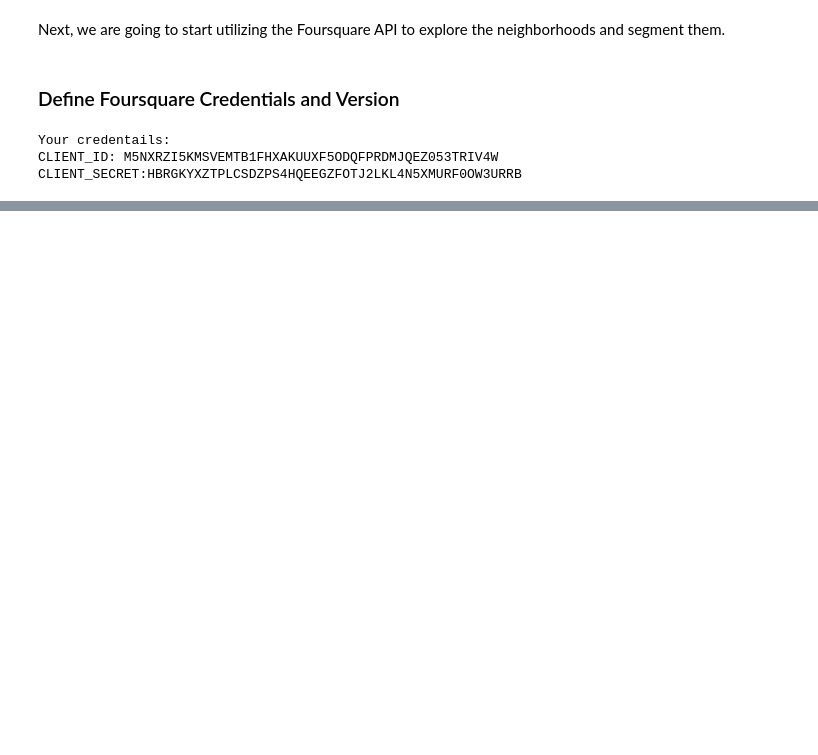
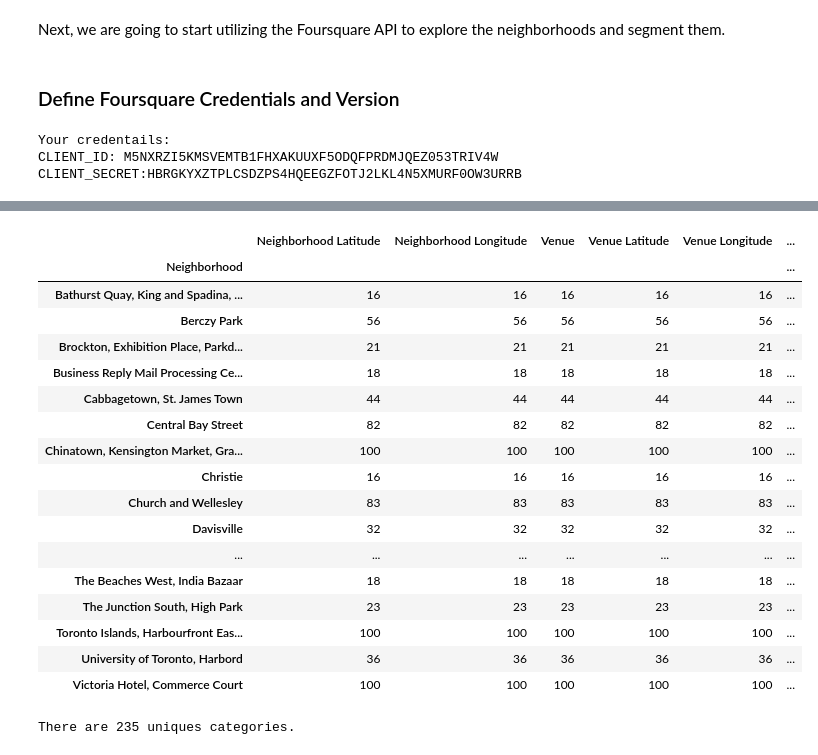
Before and after one commit to jacquelineguo/Coursera_DS_Capstone, a Jupyter notebook: CourseraCapstone.ipynb, the cells around one changed output, grey strips where cells are left out. Saved outputs shown, nothing was run; the diff lists cells and outputs as text; code cells hidden in the pictures; blank space fills up the shorter version.

```diff
--- a/CourseraCapstone.ipynb
+++ b/CourseraCapstone.ipynb
@@ -187,0 +202,3 @@ CLIENT_SECRET:HBRGKYXZTPLCSDZPS4HQEEGZFOTJ2LKL4N5XMURF0OW3URRB
+# %%
+results = requests.get(url).json()
+results
@@ -187,0 +223,12 @@ CLIENT_SECRET:HBRGKYXZTPLCSDZPS4HQEEGZFOTJ2LKL4N5XMURF0OW3URRB
+# %%
+# function that extracts the category of the venue
+def get_category_type(row):
+    try:
+        categories_list = row['categories']
+    except:
+        categories_list = row['venue.categories']
+
+    if len(categories_list) == 0:
+        return None
+    else:
+        return categories_list[0]['name']
@@ -187,0 +348,25 @@ CLIENT_SECRET:HBRGKYXZTPLCSDZPS4HQEEGZFOTJ2LKL4N5XMURF0OW3URRB
+# %%
+toronto_venues.groupby('Neighborhood').count()
+# %% [output]
+|  | Neighborhood Latitude | Neighborhood Longitude | Venue | Venue Latitude | Venue Longitude | ... |
+| Neighborhood |  |  |  |  |  | ... |
+| Bathurst Quay, King and Spadina, ... | 16 | 16 | 16 | 16 | 16 | ... |
+| Berczy Park | 56 | 56 | 56 | 56 | 56 | ... |
+| Brockton, Exhibition Place, Parkd... | 21 | 21 | 21 | 21 | 21 | ... |
+| Business Reply Mail Processing Ce... | 18 | 18 | 18 | 18 | 18 | ... |
+| Cabbagetown, St. James Town | 44 | 44 | 44 | 44 | 44 | ... |
+| Central Bay Street | 82 | 82 | 82 | 82 | 82 | ... |
+| Chinatown, Kensington Market, Gra... | 100 | 100 | 100 | 100 | 100 | ... |
+| Christie | 16 | 16 | 16 | 16 | 16 | ... |
+| Church and Wellesley | 83 | 83 | 83 | 83 | 83 | ... |
+| Davisville | 32 | 32 | 32 | 32 | 32 | ... |
+| ... | ... | ... | ... | ... | ... | ... |
+| The Beaches West, India Bazaar | 18 | 18 | 18 | 18 | 18 | ... |
+| The Junction South, High Park | 23 | 23 | 23 | 23 | 23 | ... |
+| Toronto Islands, Harbourfront Eas... | 100 | 100 | 100 | 100 | 100 | ... |
+| University of Toronto, Harbord | 36 | 36 | 36 | 36 | 36 | ... |
+| Victoria Hotel, Commerce Court | 100 | 100 | 100 | 100 | 100 | ... |
+# %%
+print('There are {} uniques categories.'.format(len(toronto_venues['Venue Category'].unique())))
+# %% [output]
+There are 235 uniques categories.
```
Also changed, not shown: parts of 22 cells of this notebook.
